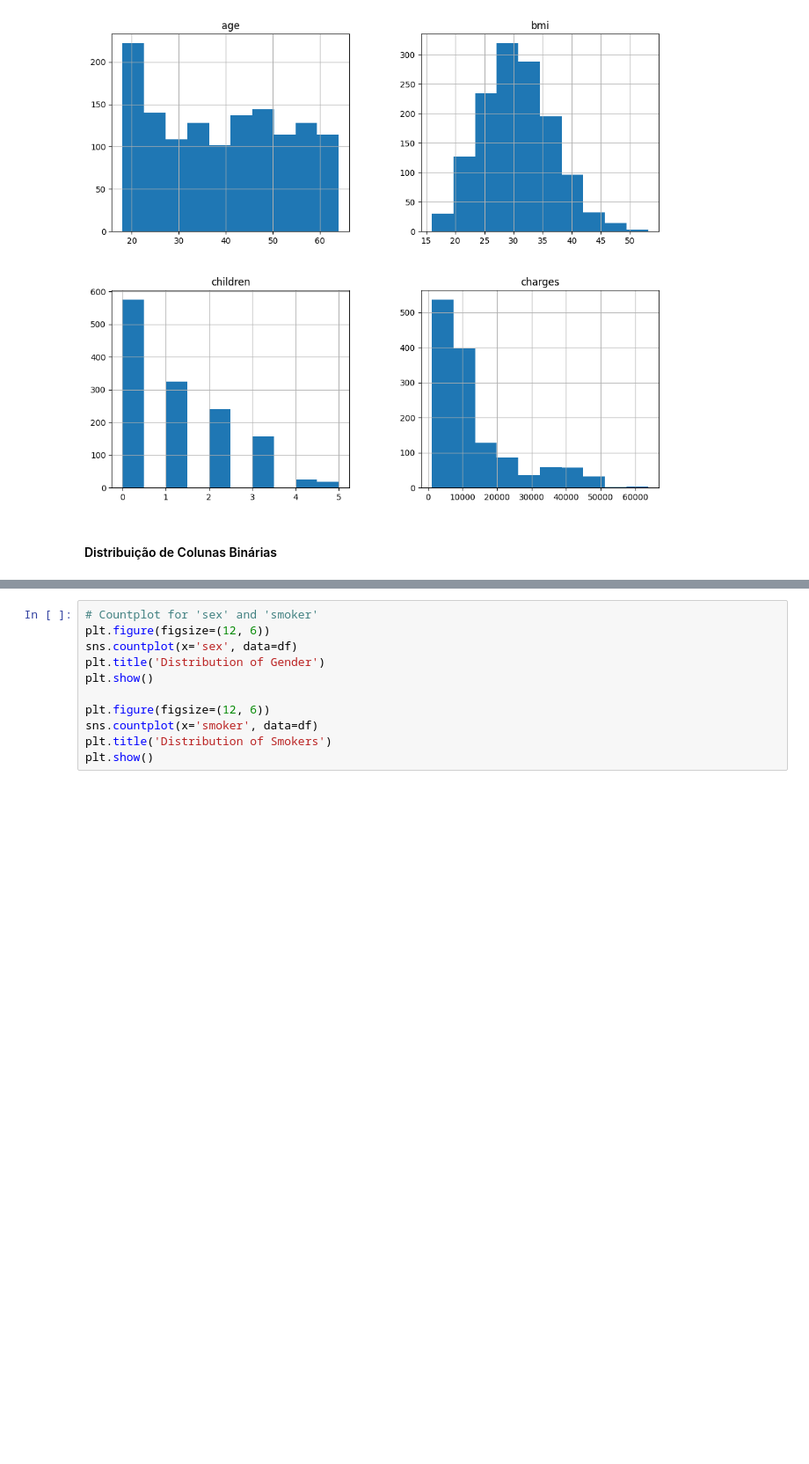
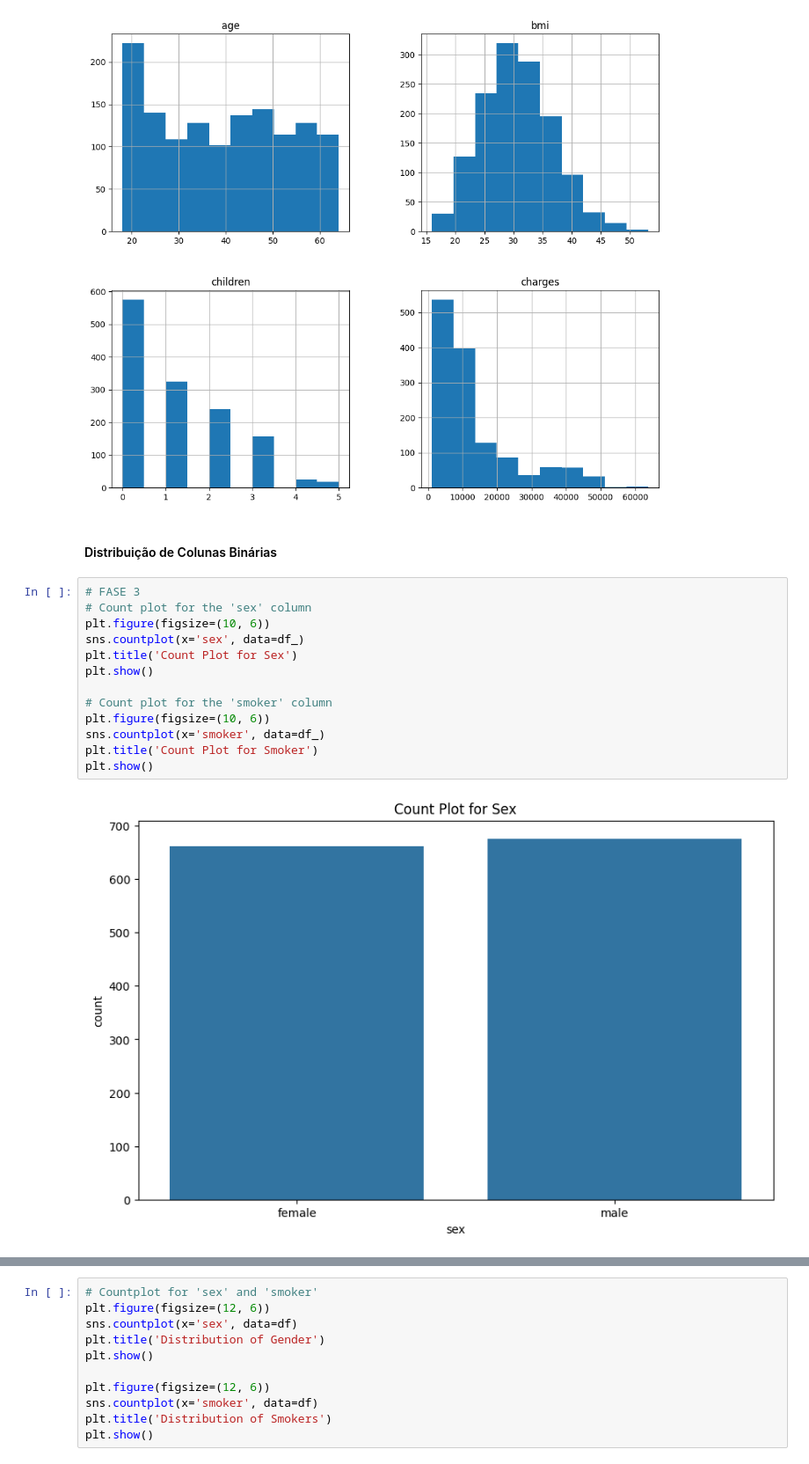
Before and after one commit to raularaju/Regression_DM, a Jupyter notebook: fase3/main.ipynb, the cells around one changed output, grey strips where cells are left out. Shown at 88% size. Saved outputs shown, nothing was run; the diff lists cells and outputs as text; blank space fills up the shorter version.

```diff
--- a/fase3/main.ipynb
+++ b/fase3/main.ipynb
@@ -95,3 +118,18 @@ plt.show()
 [figure]
 # %% [markdown]
 #### Distribuição de Colunas Binárias
+# %%
+# FASE 3
+# Count plot for the 'sex' column
+plt.figure(figsize=(10, 6))
+sns.countplot(x='sex', data=df_)
+plt.title('Count Plot for Sex')
+plt.show()
+
+# Count plot for the 'smoker' column
+plt.figure(figsize=(10, 6))
+sns.countplot(x='smoker', data=df_)
+plt.title('Count Plot for Smoker')
+plt.show()
+# %% [output]
+[figure, added]
```
Also changed, not shown: parts of 76 cells of this notebook, 1 other file.
